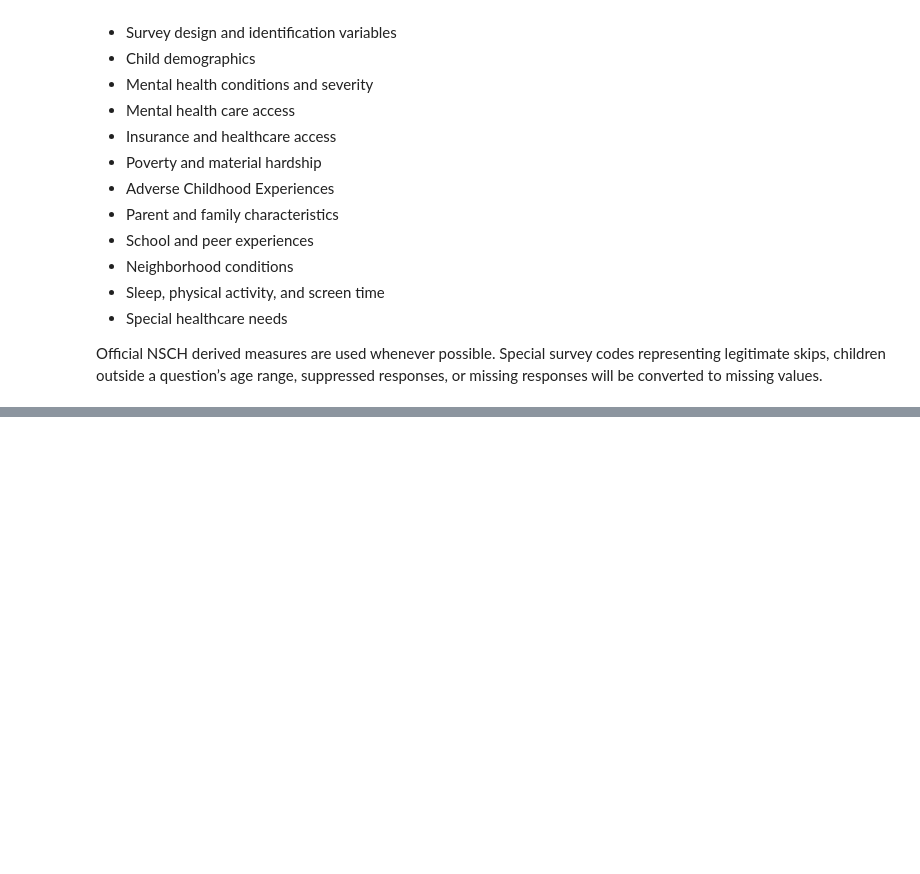
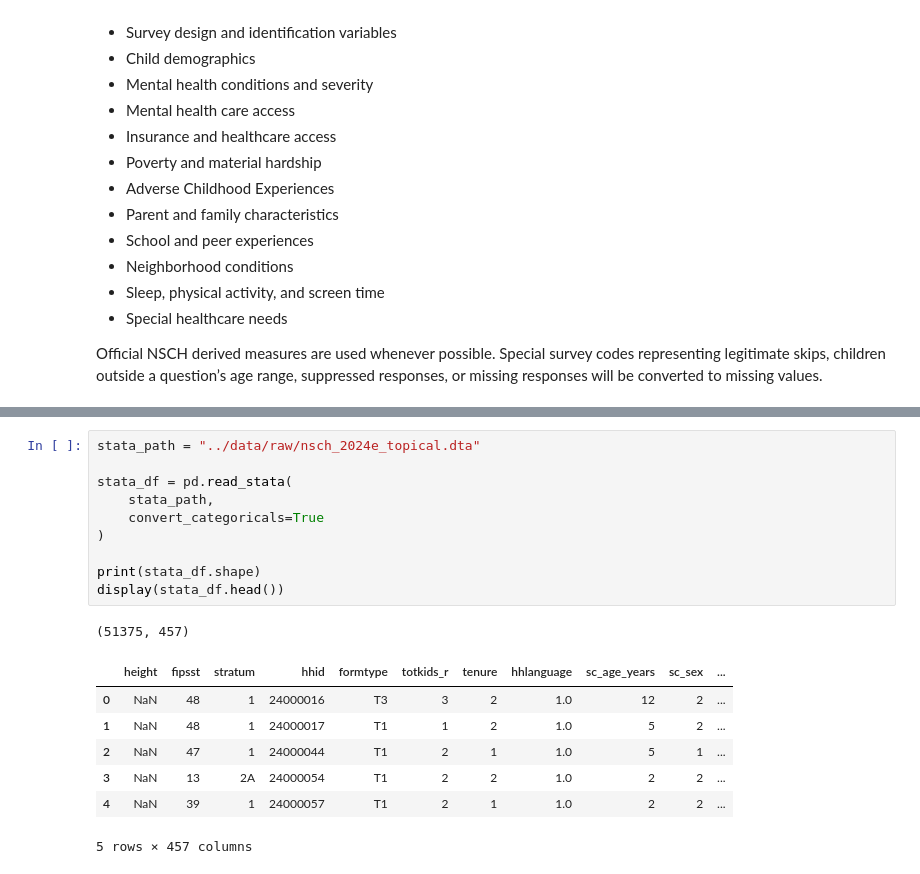
Before and after one commit to asarathy94/pediatric-mental-health-analysis, a Jupyter notebook: notebooks/01_data_exploration.ipynb, the cells around one changed output, grey strips where cells are left out. Saved outputs shown, nothing was run; the diff lists cells and outputs as text; blank space fills up the shorter version.

```diff
--- a/notebooks/01_data_exploration.ipynb
+++ b/notebooks/01_data_exploration.ipynb
@@ -1080,0 +1411,19 @@ selected_vars = [
+# %%
+stata_path = "../data/raw/nsch_2024e_topical.dta"
+
+stata_df = pd.read_stata(
+    stata_path,
+    convert_categoricals=True
+)
+
+print(stata_df.shape)
+display(stata_df.head())
+# %% [output]
+(51375, 457)
+|  | height | fipsst | stratum | hhid | formtype | totkids_r | tenure | hhlanguage | sc_age_years | sc_sex | ... |
+| 0 | NaN | 48 | 1 | 24000016 | T3 | 3 | 2 | 1.0 | 12 | 2 | ... |
+| 1 | NaN | 48 | 1 | 24000017 | T1 | 1 | 2 | 1.0 | 5 | 2 | ... |
+| 2 | NaN | 47 | 1 | 24000044 | T1 | 2 | 1 | 1.0 | 5 | 1 | ... |
+| 3 | NaN | 13 | 2A | 24000054 | T1 | 2 | 2 | 1.0 | 2 | 2 | ... |
+| 4 | NaN | 39 | 1 | 24000057 | T1 | 2 | 1 | 1.0 | 2 | 2 | ... |
+5 rows × 457 columns
```
Also changed, not shown: parts of 41 cells of this notebook, 5 other files.
